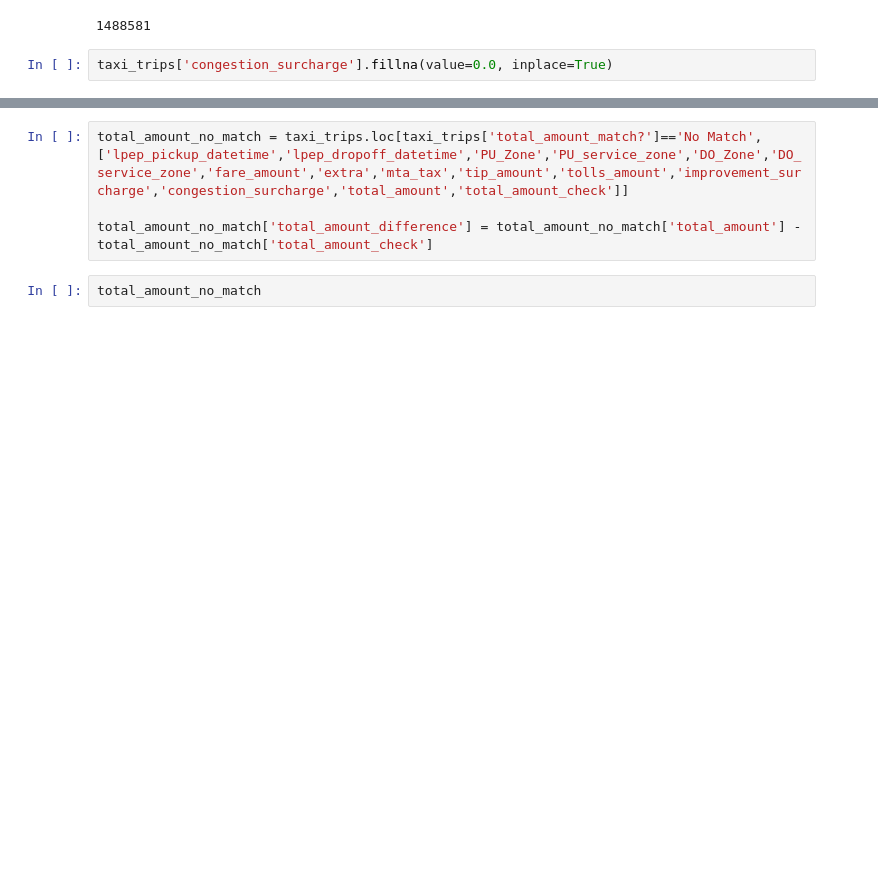
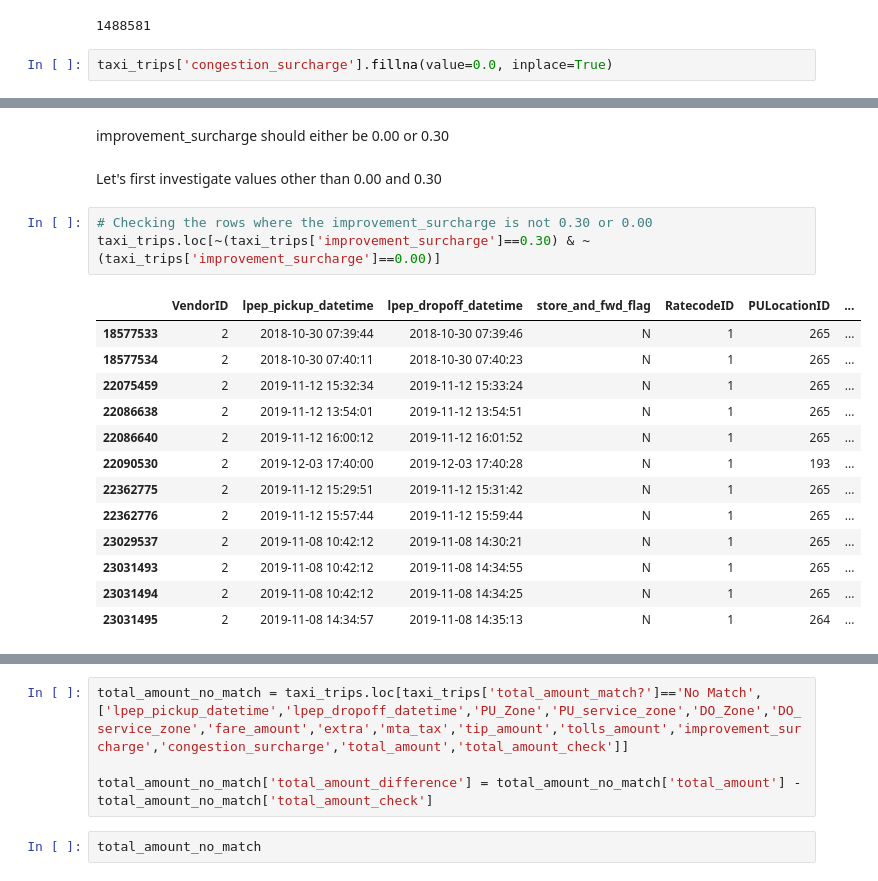
Before and after one commit to rayeess/NYC-Taxi-Trips, a Jupyter notebook: Data Cleaning.ipynb, the cells around one changed output, grey strips where cells are left out. Saved outputs shown, nothing was run; the diff lists cells and outputs as text; blank space fills up the shorter version.

```diff
--- a/Data Cleaning.ipynb
+++ b/Data Cleaning.ipynb
@@ -1035,0 +1041,21 @@ The congestion_surcharge column is now clean with values of 0.00, 2.50 and 2.75
+# %% [markdown]
+improvement_surcharge should either be 0.00 or 0.30
+# %% [markdown]
+Let's first investigate values other than 0.00 and 0.30
+# %%
+# Checking the rows where the improvement_surcharge is not 0.30 or 0.00
+taxi_trips.loc[~(taxi_trips['improvement_surcharge']==0.30) & ~(taxi_trips['improvement_surcharge']==0.00)]
+# %% [output]
+|  | VendorID | lpep_pickup_datetime | lpep_dropoff_datetime | store_and_fwd_flag | RatecodeID | PULocationID | ... |
+| 18577533 | 2 | 2018-10-30 07:39:44 | 2018-10-30 07:39:46 | N | 1 | 265 | ... |
+| 18577534 | 2 | 2018-10-30 07:40:11 | 2018-10-30 07:40:23 | N | 1 | 265 | ... |
+| 22075459 | 2 | 2019-11-12 15:32:34 | 2019-11-12 15:33:24 | N | 1 | 265 | ... |
+| 22086638 | 2 | 2019-11-12 13:54:01 | 2019-11-12 13:54:51 | N | 1 | 265 | ... |
+| 22086640 | 2 | 2019-11-12 16:00:12 | 2019-11-12 16:01:52 | N | 1 | 265 | ... |
+| 22090530 | 2 | 2019-12-03 17:40:00 | 2019-12-03 17:40:28 | N | 1 | 193 | ... |
+| 22362775 | 2 | 2019-11-12 15:29:51 | 2019-11-12 15:31:42 | N | 1 | 265 | ... |
+| 22362776 | 2 | 2019-11-12 15:57:44 | 2019-11-12 15:59:44 | N | 1 | 265 | ... |
+| 23029537 | 2 | 2019-11-08 10:42:12 | 2019-11-08 14:30:21 | N | 1 | 265 | ... |
+| 23031493 | 2 | 2019-11-08 10:42:12 | 2019-11-08 14:34:55 | N | 1 | 265 | ... |
+| 23031494 | 2 | 2019-11-08 10:42:12 | 2019-11-08 14:34:25 | N | 1 | 265 | ... |
+| 23031495 | 2 | 2019-11-08 14:34:57 | 2019-11-08 14:35:13 | N | 1 | 264 | ... |
```
Also changed, not shown: parts of 88 cells of this notebook.
